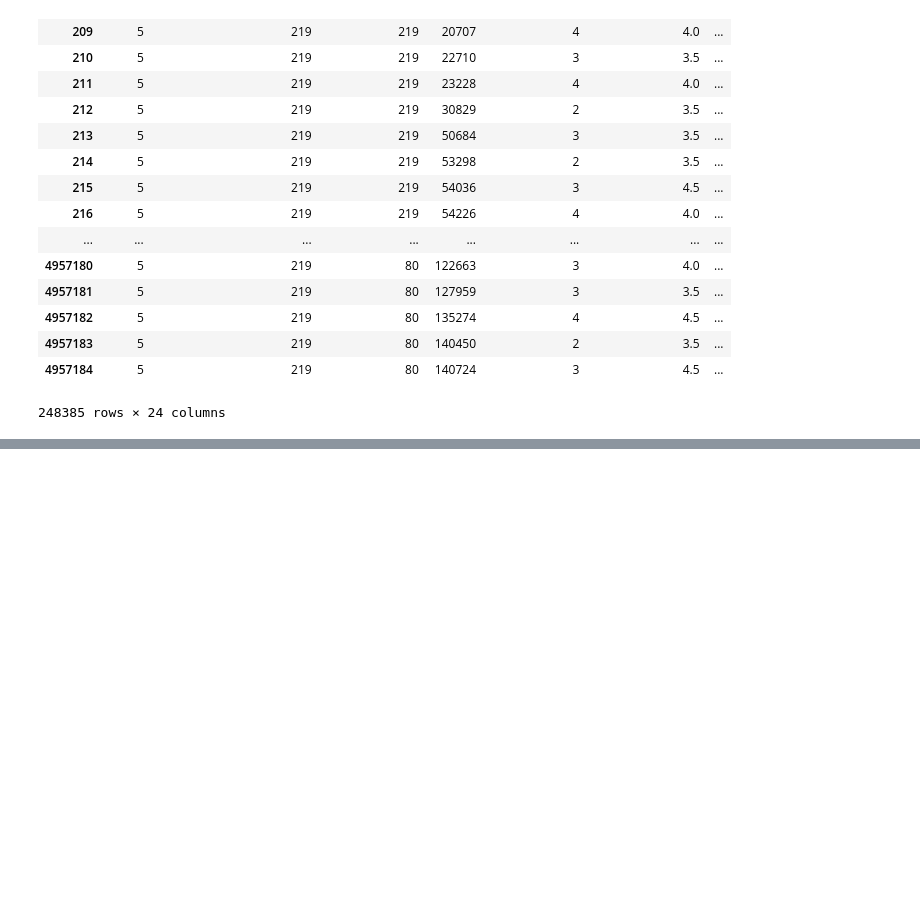
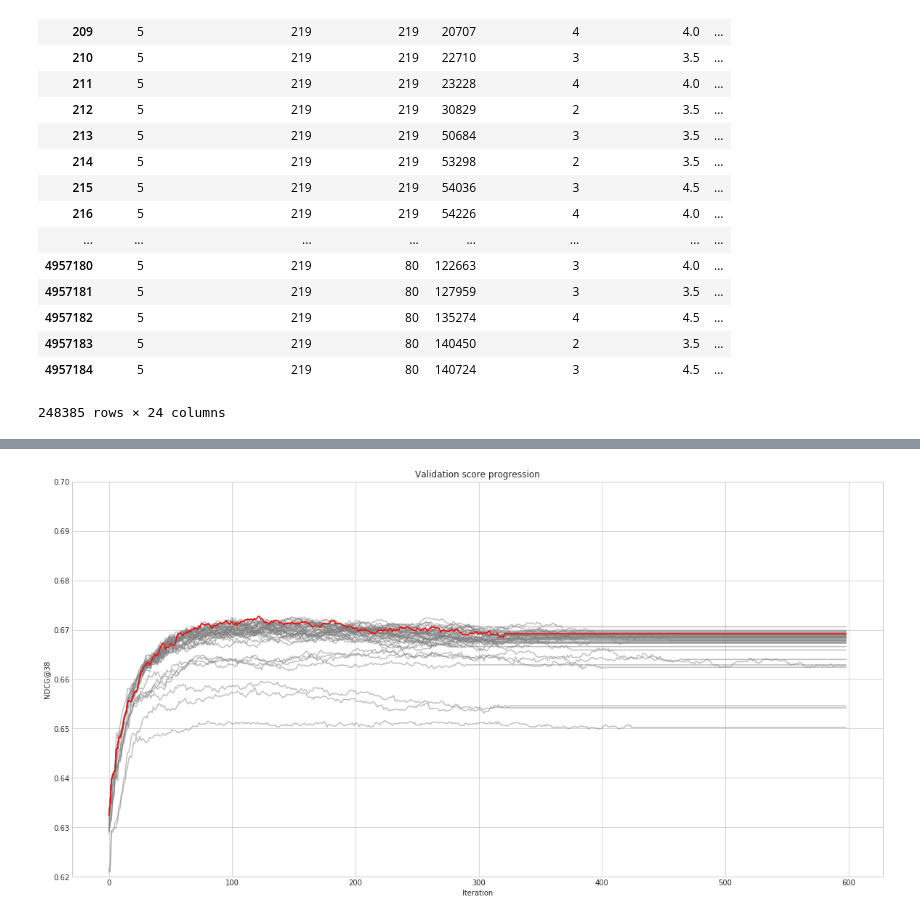
Before and after one commit to hannaheyer/Dmt, a Jupyter notebook: Prac2/DMT_Preprocessing_Final.ipynb, the cells around one changed output, grey strips where cells are left out. Cells and saved outputs as stored; diff of their text form; code cells hidden in the pictures; blank space fills up the shorter version.

```diff
--- a/Prac2/DMT_Preprocessing_Final.ipynb
+++ b/Prac2/DMT_Preprocessing_Final.ipynb
@@ -504,0 +784,46 @@ sampled_data[var_list]
+# %%
+import pickle
+import os
+test = []
+train = []
+for i in range(46):
+    with open('progress/progress/feat_train_score{}.pickle'.format(i+1),'rb') as f:
+        d = pickle.load(f)
+        train.append(d)
+    with open('progress/progress/feat_test_score{}.pickle'.format(i+1),'rb') as f:
+        d = pickle.load(f)
+        test.append(d)
+# %%
+train_l = 0
+test_l = 0
+for i in range(46):
+    if len(train[i]) > train_l:
+        train_l = len(train[i])
+    if len(test[i]) > test_l:
+        test_l = len(test[i])
+# %%
+def pad(row,n):
+    b = len(row)
+    for i in range(n - b):
+        row.append(row[-1])
+    return row
+test = [pad(x,599) for x in test]
+train =[pad(x,599) for x in train]
+# %%
+x = np.arange(599)
+plt.figure(figsize=(20,10))
+plt.title('Validation score progression')
+plt.xlabel('Iteration')
+plt.ylabel('NDCG@38')
+for i,t in enumerate(test):
+    #print(t)
+    if i == 45:
+        plt.plot(x,t,c='r')
+    else:
+        plt.plot(x,t,c='gray', alpha=0.5)
+    #lt.plot(x,train[i],c='r')
+plt.ylim(0.62,0.7)
+
+plt.show()
+# %% [output]
+[figure, added]
```
Also changed, not shown: parts of 20 cells of this notebook.
